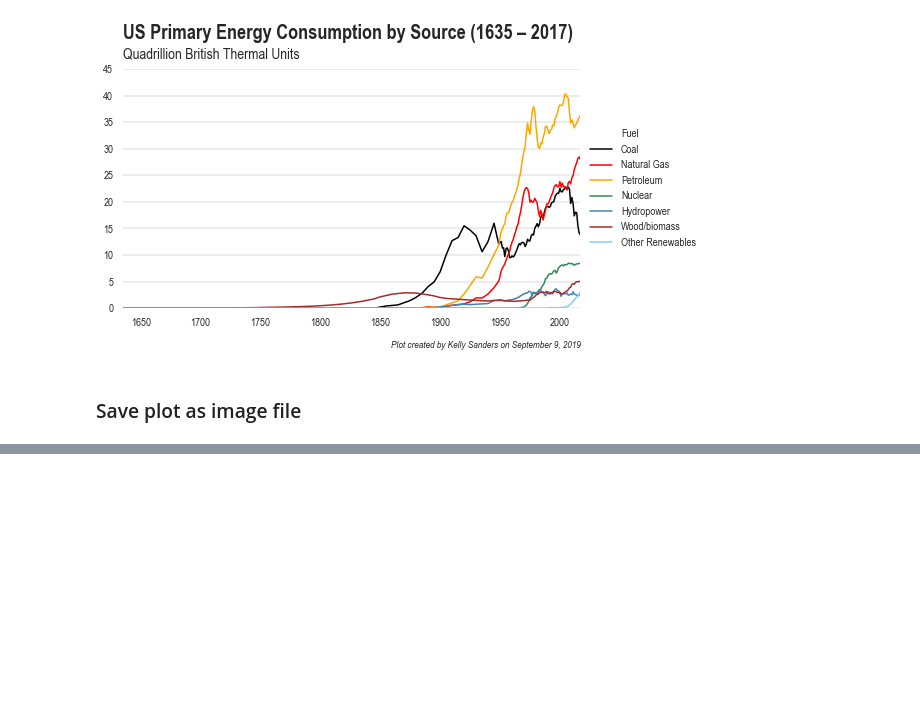
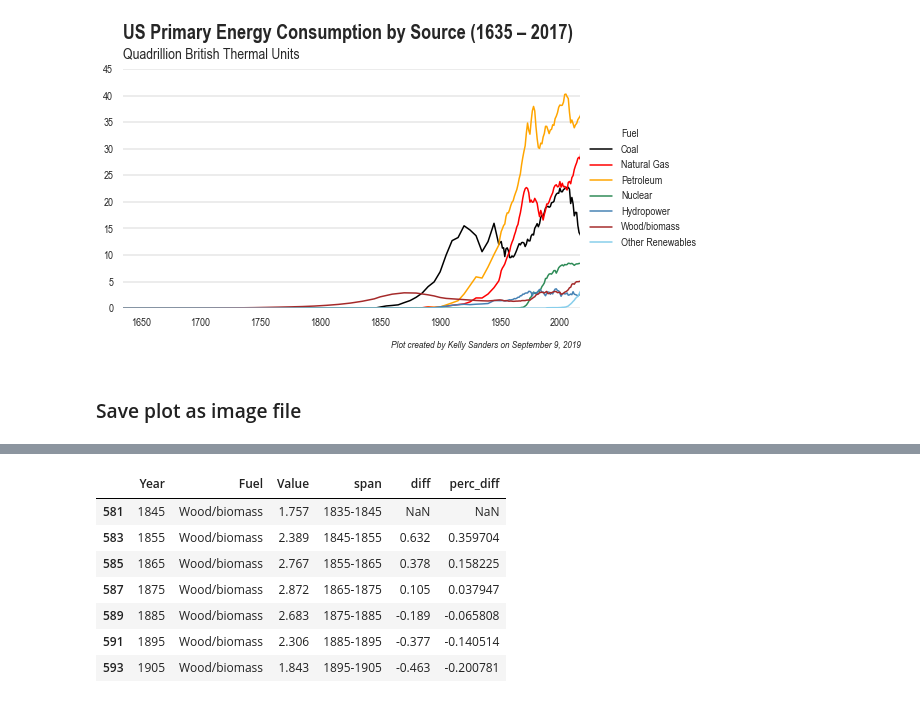
Before and after one commit to S3researchUSC/ene215-fall2019, a Jupyter notebook: 01/python/01_energy-transitions.ipynb, the cells around one changed output, grey strips where cells are left out. Cells and saved outputs as stored; diff of their text form; code cells hidden in the pictures; blank space fills up the shorter version.

```diff
--- a/01/python/01_energy-transitions.ipynb
+++ b/01/python/01_energy-transitions.ipynb
@@ -263,0 +372,11 @@ fig.savefig("Figure_Fuel-Consumption-by-Source_KTSanders.png", dpi = 600, bbox_i
+# %%
+df_rev[df_rev['Fuel'] == 'Wood/biomass']
+# %% [output]
+|  | Year | Fuel | Value | span | diff | perc_diff |
+| 581 | 1845 | Wood/biomass | 1.757 | 1835-1845 | NaN | NaN |
+| 583 | 1855 | Wood/biomass | 2.389 | 1845-1855 | 0.632 | 0.359704 |
+| 585 | 1865 | Wood/biomass | 2.767 | 1855-1865 | 0.378 | 0.158225 |
+| 587 | 1875 | Wood/biomass | 2.872 | 1865-1875 | 0.105 | 0.037947 |
+| 589 | 1885 | Wood/biomass | 2.683 | 1875-1885 | -0.189 | -0.065808 |
+| 591 | 1895 | Wood/biomass | 2.306 | 1885-1895 | -0.377 | -0.140514 |
+| 593 | 1905 | Wood/biomass | 1.843 | 1895-1905 | -0.463 | -0.200781 |
```
Also changed, not shown: parts of 26 cells of this notebook, 1 other file.
